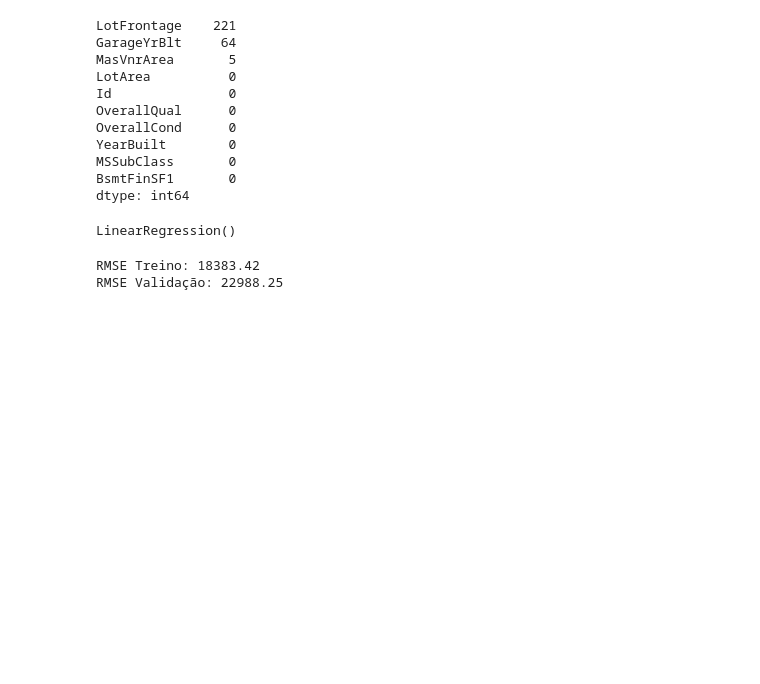
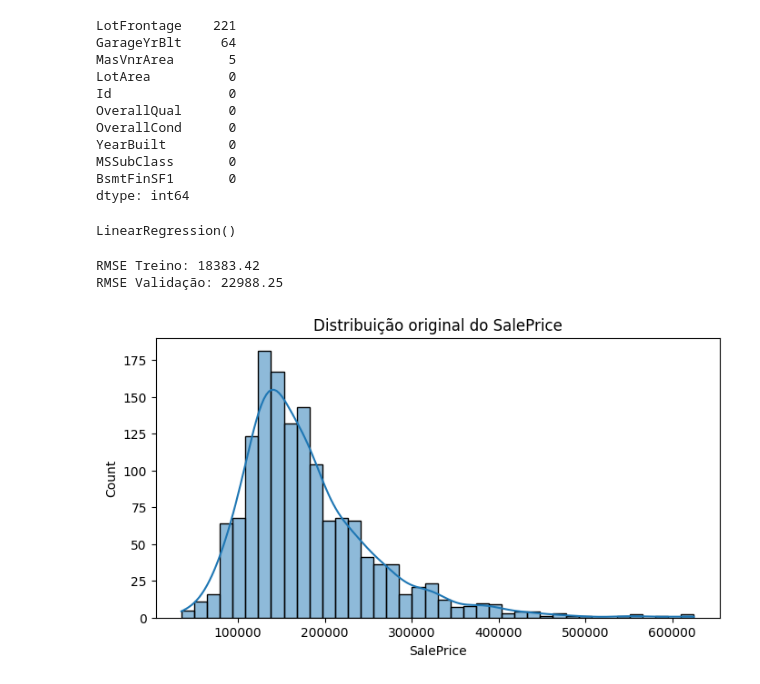
Before and after one commit to cesar-seixas/house-prices-kaggle, a Jupyter notebook: notebooks/02_eda_aprofundada.ipynb, the cells around one changed output. Drawn from its saved outputs; the diff is of its cells as text; code cells hidden in the pictures; blank space fills up the shorter version.

```diff
--- a/notebooks/02_eda_aprofundada.ipynb
+++ b/notebooks/02_eda_aprofundada.ipynb
@@ -539,3 +539,14 @@ print(f"RMSE Validação: {rmse_val:.2f}")
 # %% [output]
 RMSE Treino: 18383.42
 RMSE Validação: 22988.25
+# %%
+import matplotlib.pyplot as plt
+import seaborn as sns
+
+plt.figure(figsize=(8, 4))
+sns.histplot(y, kde=True)
+plt.title("Distribuição original do SalePrice")
+plt.xlabel("SalePrice")
+plt.show()
+# %% [output]
+[figure, added]
```
Also changed, not shown: parts of 9 cells of this notebook.
